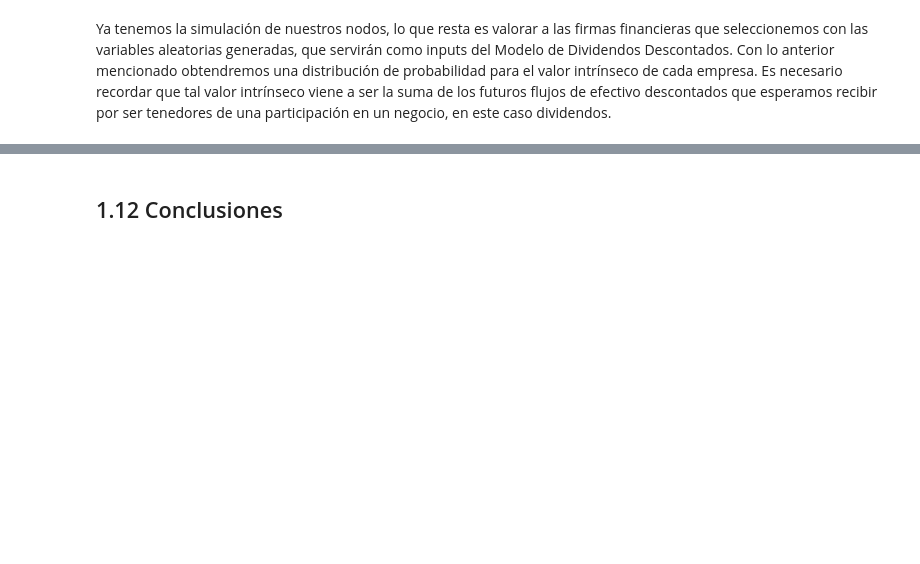
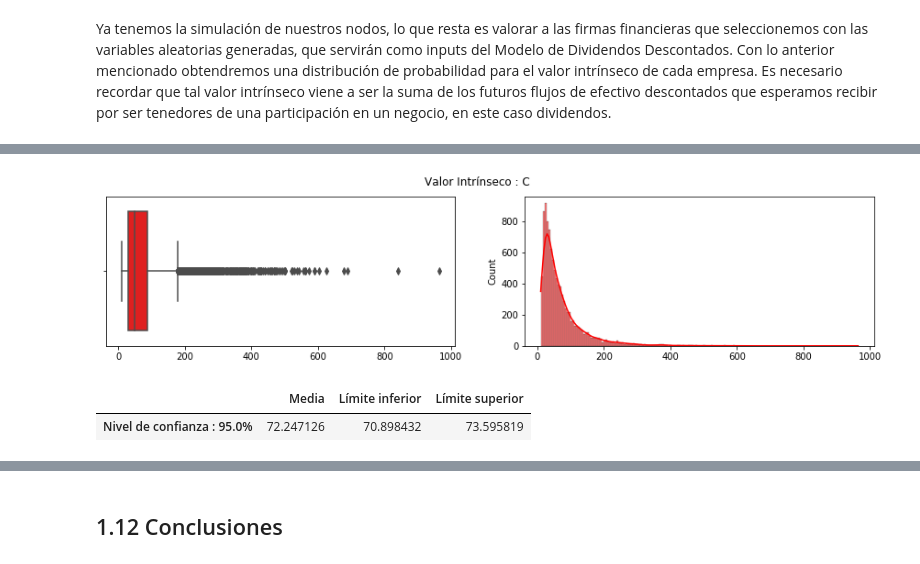
Before and after one commit to EMarquez7/Proyecto_DALopez_EMarquez, a Jupyter notebook: ProyectoModulo1_LazarenoD_DelgadoE.ipynb, the cells around one changed output, grey strips where cells are left out. Saved outputs shown, nothing was run; the diff lists cells and outputs as text; code cells hidden in the pictures; blank space fills up the shorter version.

```diff
--- a/ProyectoModulo1_LazarenoD_DelgadoE.ipynb
+++ b/ProyectoModulo1_LazarenoD_DelgadoE.ipynb
@@ -1094,0 +1141,15 @@ La evidencia indica que el valor intrínseco esperado no es igual a 55.439998626
+# %%
+ticker = "C"
+beta_d = beta(ticker)
+incomeStatement, cashFlowStatement = financialStatementsDownload(ticker)
+cIV = [intrinsicValue(-0.004, 0.025, beta_d, i, j, k, l, incomeStatement, cashFlowStatement) for
+          i, j, k, l in zip(nodo1, nodo2_b, nodo3_b, nodo4_b)]
+
+boxAndHistPlot(cIV, (15, 3), "red", "Valor Intrínseco : " + ticker)
+# %% [output]
+[figure, added]
+# %%
+confidenceInterval(cIV, 0.95)
+# %% [output]
+|  | Media | Límite inferior | Límite superior |
+| Nivel de confianza : 95.0% | 72.247126 | 70.898432 | 73.595819 |
```
Also changed, not shown: parts of 42 cells of this notebook.
